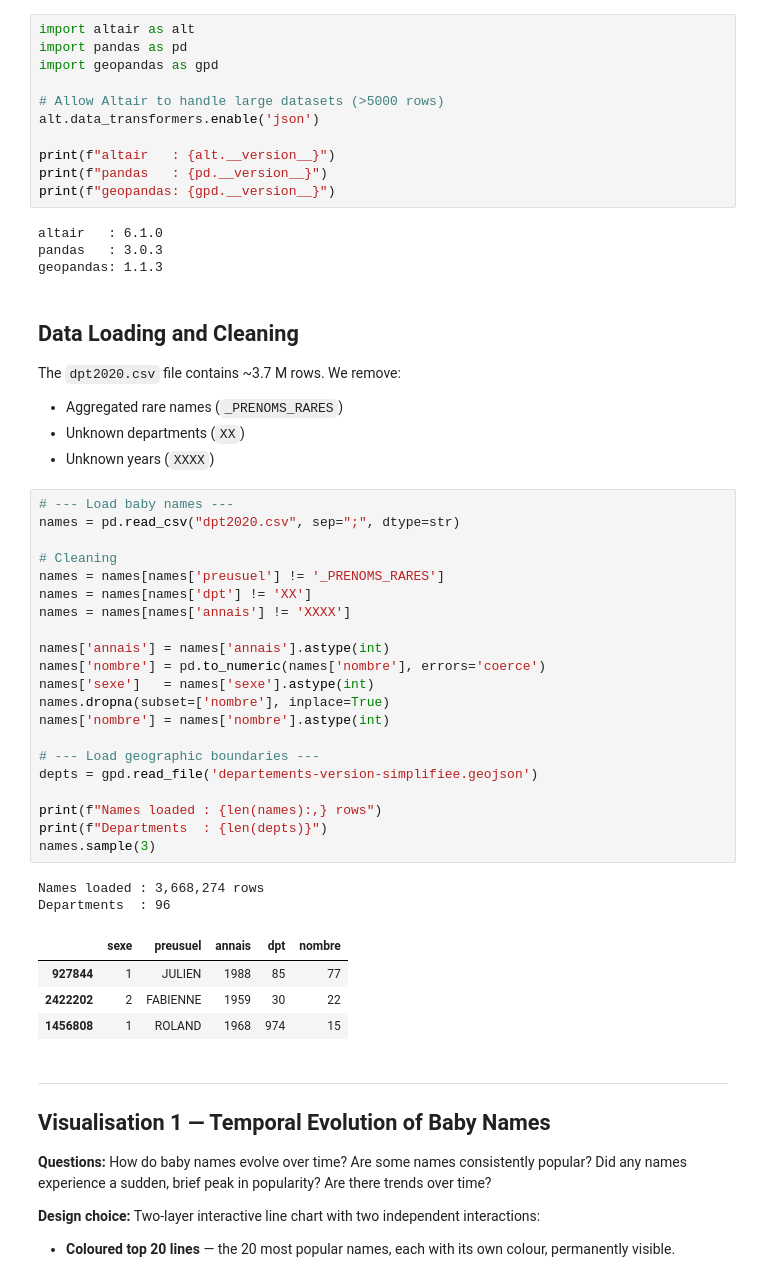
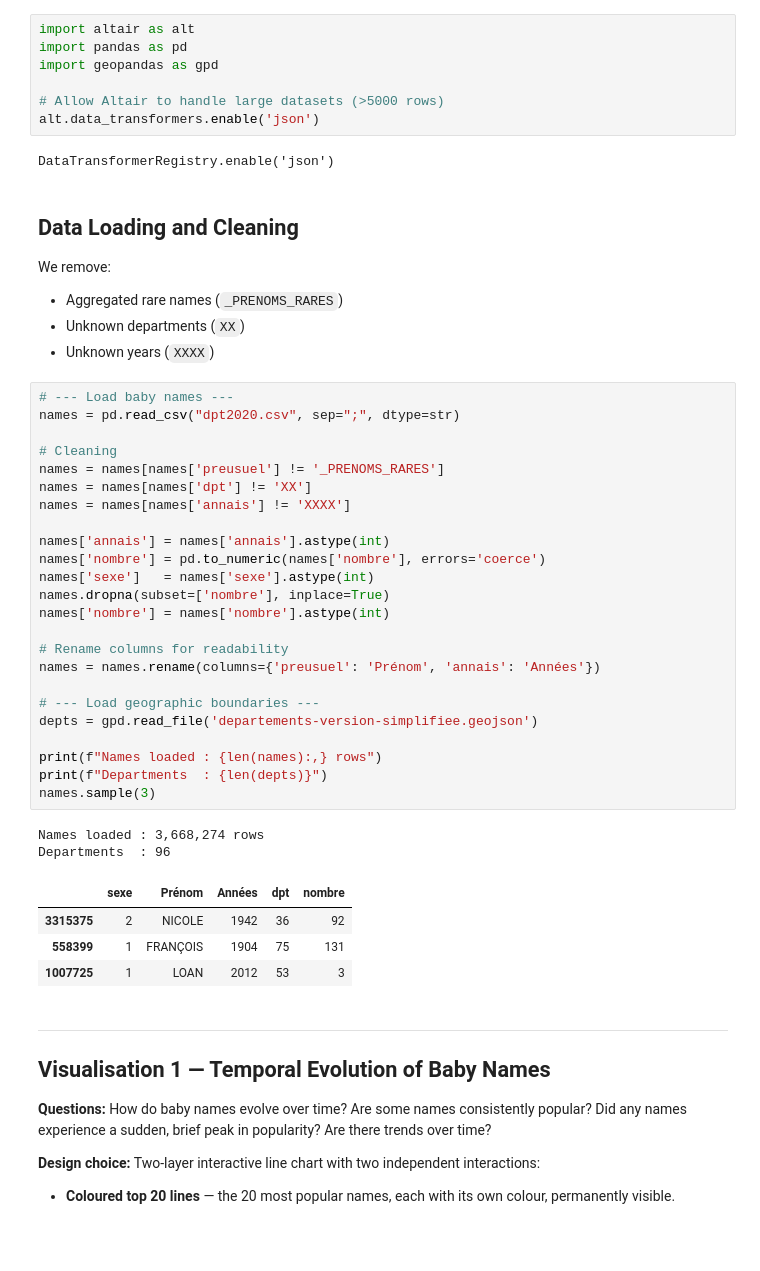
Before and after one commit to omar7878/visualisation-prenoms, a Jupyter notebook: visualisations_prenoms.ipynb, the cells around one changed output. Cells and saved outputs as stored; diff of their text form; blank space fills up the shorter version.

```diff
--- a/visualisations_prenoms.ipynb
+++ b/visualisations_prenoms.ipynb
@@ -30,49 +15,46 @@ import geopandas as gpd
 
 # Allow Altair to handle large datasets (>5000 rows)
 alt.data_transformers.enable('json')
-
-print(f"altair   : {alt.__version__}")
-print(f"pandas   : {pd.__version__}")
-print(f"geopandas: {gpd.__version__}")
 # %% [output]
-altair   : 6.1.0
-pandas   : 3.0.3
-geopandas: 1.1.3
+DataTransformerRegistry.enable('json')
 # %% [markdown]
 ## Data Loading and Cleaning
 
-The `dpt2020.csv` file contains ~3.7 M rows. We remove:
+We remove:
 - Aggregated rare names (`_PRENOMS_RARES`)
 - Unknown departments (`XX`)
 - Unknown years (`XXXX`)
 # %%
 # --- Load baby names ---
 names = pd.read_csv("dpt2020.csv", sep=";", dtype=str)
 
 # Cleaning
 names = names[names['preusuel'] != '_PRENOMS_RARES']
 names = names[names['dpt'] != 'XX']
 names = names[names['annais'] != 'XXXX']
 
 names['annais'] = names['annais'].astype(int)
 names['nombre'] = pd.to_numeric(names['nombre'], errors='coerce')
 names['sexe']   = names['sexe'].astype(int)
 names.dropna(subset=['nombre'], inplace=True)
 names['nombre'] = names['nombre'].astype(int)
 
+# Rename columns for readability
+names = names.rename(columns={'preusuel': 'Prénom', 'annais': 'Années'})
+
 # --- Load geographic boundaries ---
 depts = gpd.read_file('departements-version-simplifiee.geojson')
 
 print(f"Names loaded : {len(names):,} rows")
 print(f"Departments  : {len(depts)}")
 names.sample(3)
 # %% [output]
 Names loaded : 3,668,274 rows
 Departments  : 96
-|  | sexe | preusuel | annais | dpt | nombre |
-| 927844 | 1 | JULIEN | 1988 | 85 | 77 |
-| 2422202 | 2 | FABIENNE | 1959 | 30 | 22 |
-| 1456808 | 1 | ROLAND | 1968 | 974 | 15 |
+|  | sexe | Prénom | Années | dpt | nombre |
+| 3315375 | 2 | NICOLE | 1942 | 36 | 92 |
+| 558399 | 1 | FRANÇOIS | 1904 | 75 | 131 |
+| 1007725 | 1 | LOAN | 2012 | 53 | 3 |
 # %% [markdown]
 ---
 ## Visualisation 1 — Temporal Evolution of Baby Names
```
Also changed, not shown: parts of 7 cells of this notebook, 3 other files.
